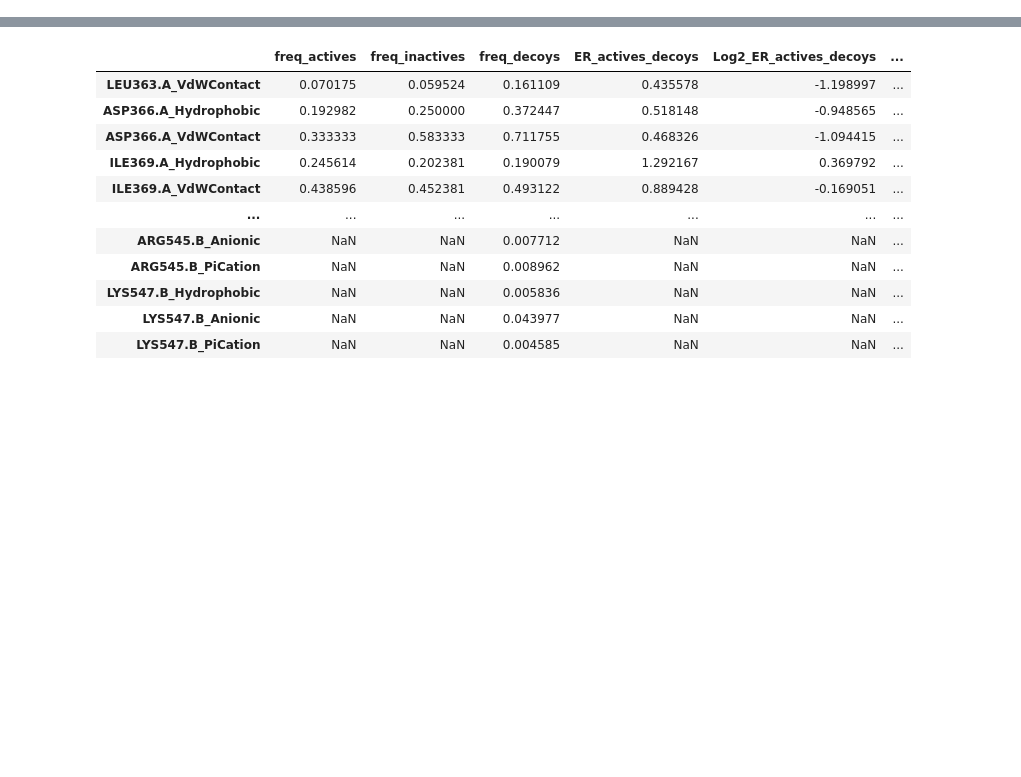
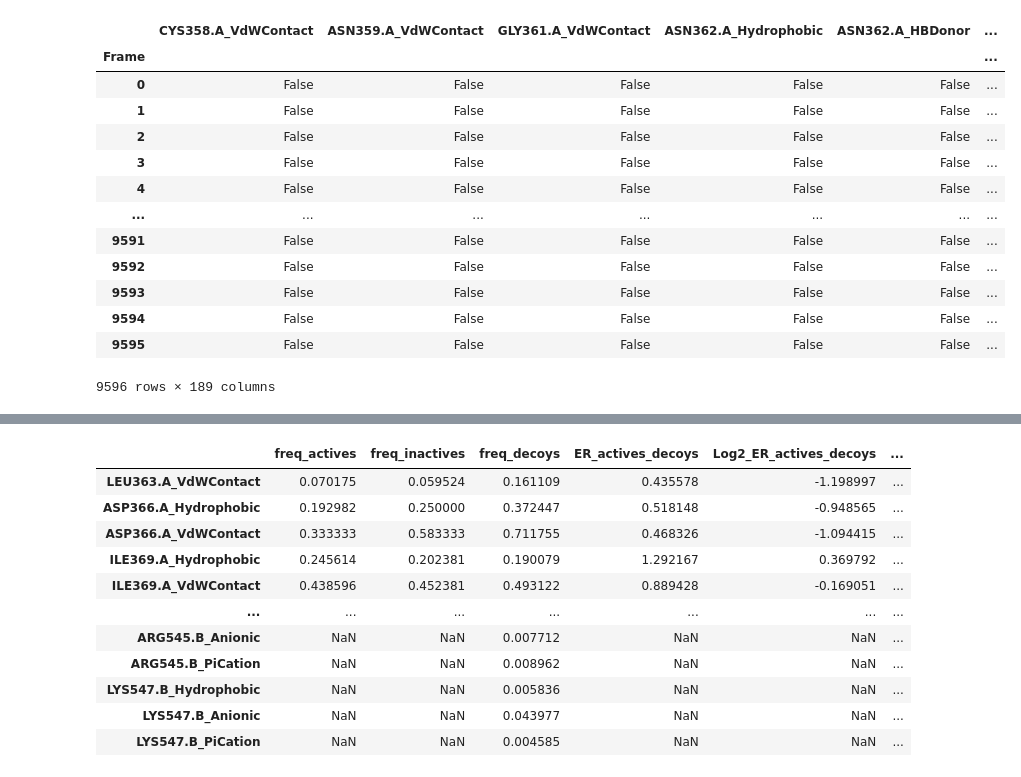
Before and after one commit to wesselporschen/montpellier-screen, a Jupyter notebook: prolif.ipynb, the cells around one changed output, grey strips where cells are left out. Cells and saved outputs as stored; diff of their text form; code cells hidden in the pictures; blank space fills up the shorter version.

```diff
--- a/prolif.ipynb
+++ b/prolif.ipynb
@@ -10,0 +18,17 @@ import numpy as np
+# %%
+temp_dict['16Jun_rg2']['4h2i_c_1_dimer_sdf']['4h2i_c_1_dimer_decoys.sdf'][1]
+# %% [output]
+|  | CYS358.A_VdWContact | ASN359.A_VdWContact | GLY361.A_VdWContact | ASN362.A_Hydrophobic | ASN362.A_HBDonor | ... |
+| Frame |  |  |  |  |  | ... |
+| 0 | False | False | False | False | False | ... |
+| 1 | False | False | False | False | False | ... |
+| 2 | False | False | False | False | False | ... |
+| 3 | False | False | False | False | False | ... |
+| 4 | False | False | False | False | False | ... |
+| ... | ... | ... | ... | ... | ... | ... |
+| 9591 | False | False | False | False | False | ... |
+| 9592 | False | False | False | False | False | ... |
+| 9593 | False | False | False | False | False | ... |
+| 9594 | False | False | False | False | False | ... |
+| 9595 | False | False | False | False | False | ... |
+9596 rows × 189 columns
```
Also changed, not shown: parts of 21 cells of this notebook, 5 other files.
